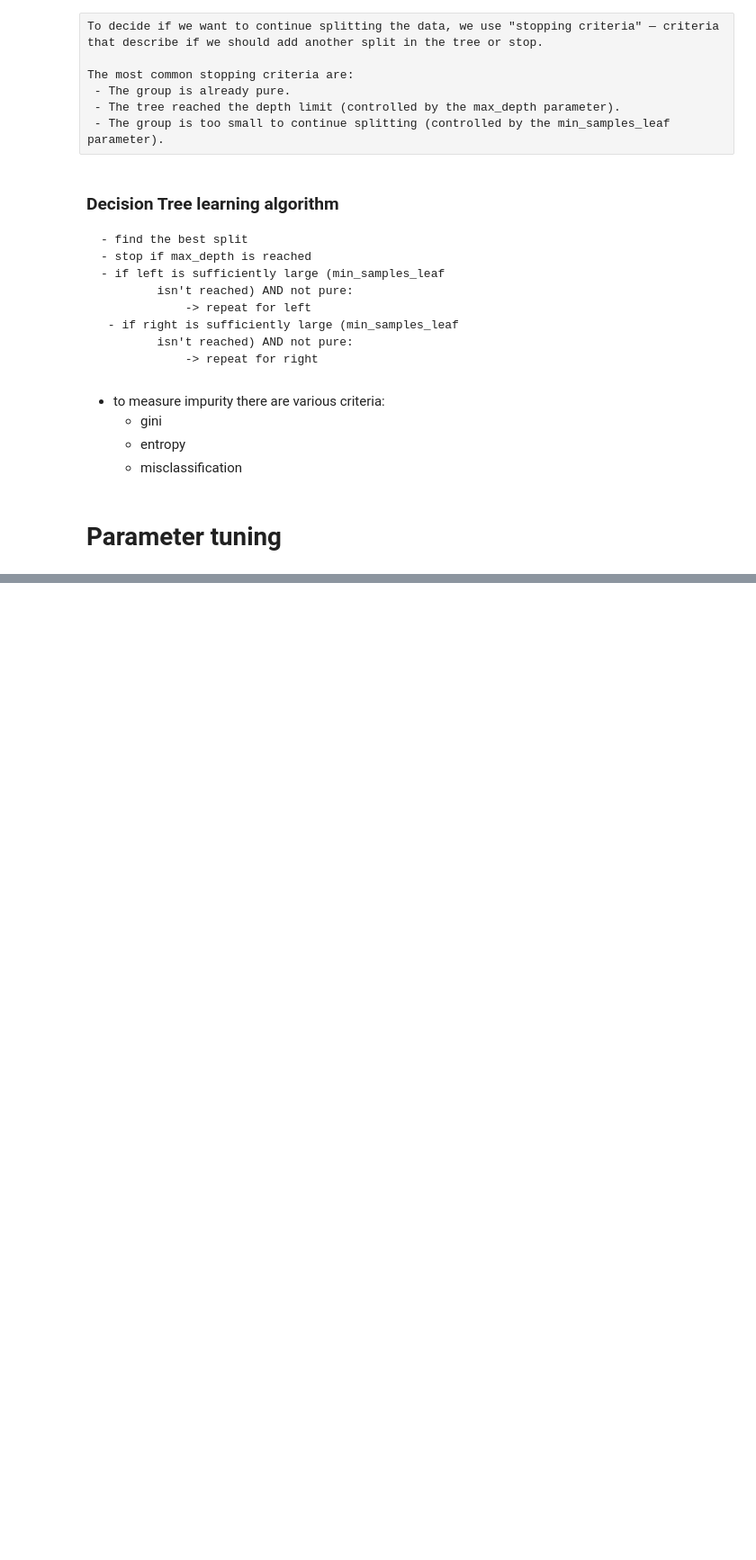
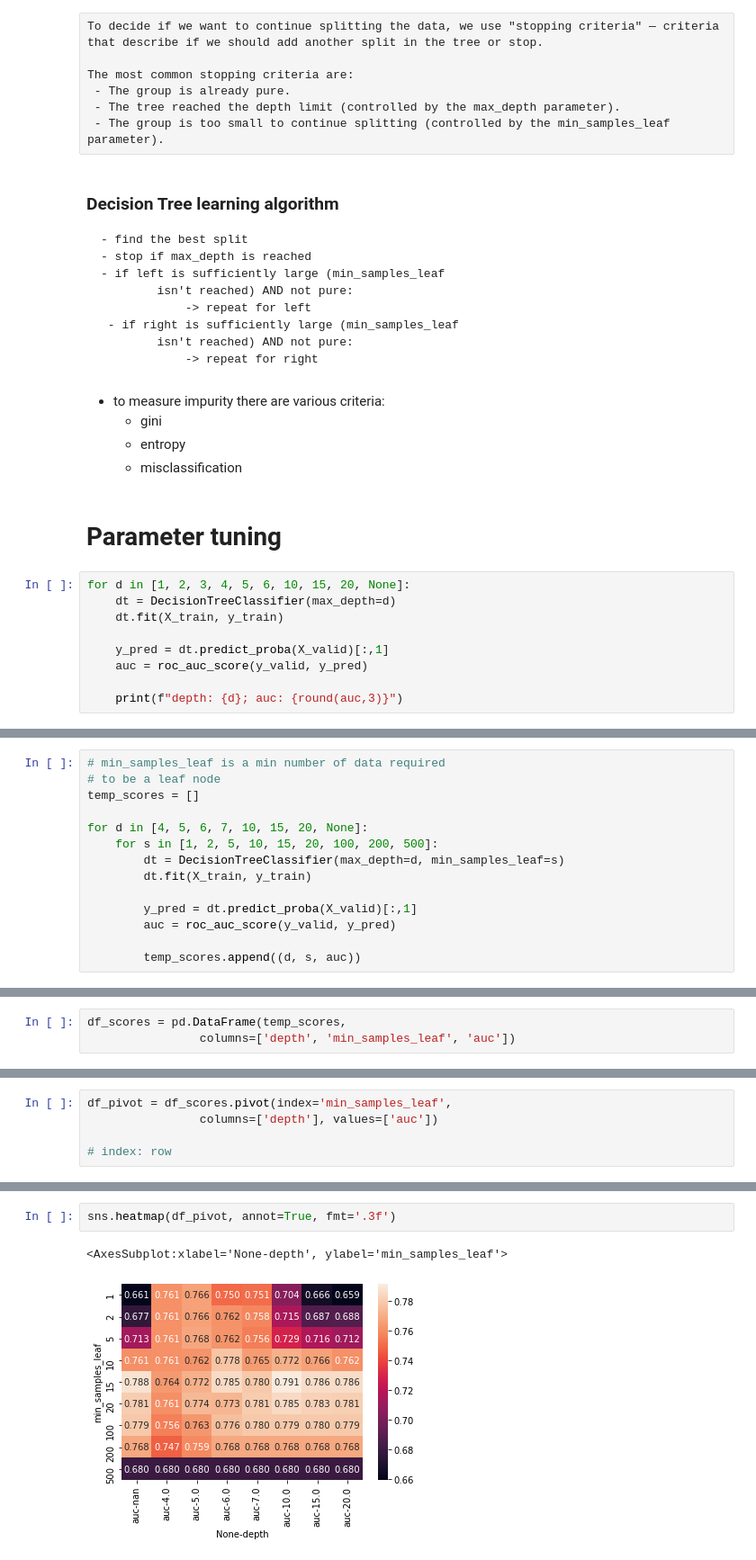
Before and after one commit to SleeplessChallenger/ML_ZoomCamp_code, a Jupyter notebook: 5.DecisionTree_EnsembleLearning/predictions.ipynb, the cells around one changed output, grey strips where cells are left out. Shown at 90% size. Cells and saved outputs as stored; diff of their text form; blank space fills up the shorter version.

```diff
--- a/5.DecisionTree_EnsembleLearning/predictions.ipynb
+++ b/5.DecisionTree_EnsembleLearning/predictions.ipynb
@@ -427,3 +427,12 @@ The most common stopping criteria are:
     - misclassification
 # %% [markdown]
 # Parameter tuning
+# %%
+for d in [1, 2, 3, 4, 5, 6, 10, 15, 20, None]:
+    dt = DecisionTreeClassifier(max_depth=d)
+    dt.fit(X_train, y_train)
+
+    y_pred = dt.predict_proba(X_valid)[:,1]
+    auc = roc_auc_score(y_valid, y_pred)
+
+    print(f"depth: {d}; auc: {round(auc,3)}")
@@ -429,0 +452,14 @@ The most common stopping criteria are:
+# %%
+# min_samples_leaf is a min number of data required
+# to be a leaf node
+temp_scores = []
+
+for d in [4, 5, 6, 7, 10, 15, 20, None]:
+    for s in [1, 2, 5, 10, 15, 20, 100, 200, 500]:
+        dt = DecisionTreeClassifier(max_depth=d, min_samples_leaf=s)
+        dt.fit(X_train, y_train)
+
+        y_pred = dt.predict_proba(X_valid)[:,1]
+        auc = roc_auc_score(y_valid, y_pred)
+
+        temp_scores.append((d, s, auc))
@@ -429,0 +470,3 @@ The most common stopping criteria are:
+# %%
+df_scores = pd.DataFrame(temp_scores,
+                columns=['depth', 'min_samples_leaf', 'auc'])
@@ -429,0 +482,5 @@ The most common stopping criteria are:
+# %%
+df_pivot = df_scores.pivot(index='min_samples_leaf',
+                columns=['depth'], values=['auc'])
+
+# index: row
@@ -429,0 +502,5 @@ The most common stopping criteria are:
+# %%
+sns.heatmap(df_pivot, annot=True, fmt='.3f')
+# %% [output]
+<AxesSubplot:xlabel='None-depth', ylabel='min_samples_leaf'>
+[figure, added]
```
Also changed, not shown: parts of 10 cells of this notebook.
